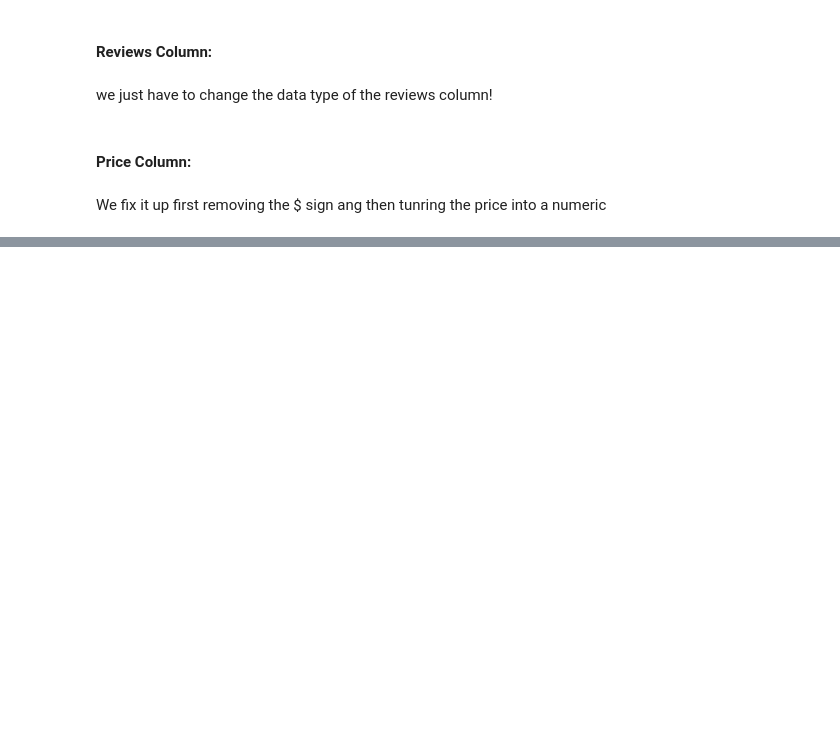
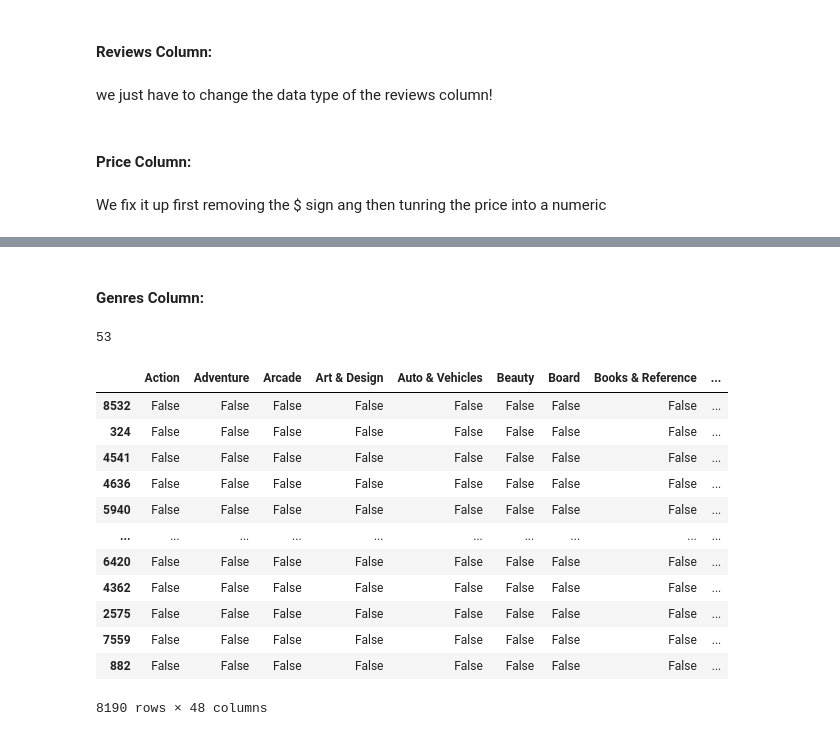
Before and after one commit to assaad-ali/dvc-hackathon, a Jupyter notebook: scripts/data_cleaning.ipynb, the cells around one changed output, grey strips where cells are left out. Drawn from its saved outputs; the diff is of its cells as text; code cells hidden in the pictures; blank space fills up the shorter version.

```diff
--- a/scripts/data_cleaning.ipynb
+++ b/scripts/data_cleaning.ipynb
@@ -396,0 +520,6 @@ clean_df['Price'] = clean_df['Price'].astype(float)
+# %%
+clean_df.rename(columns={'Type': 'Paid'}, inplace=True)
+# %% [markdown]
+#### Genres Column:
+# %%
+splited = clean_df
@@ -396,0 +530,12 @@ clean_df['Price'] = clean_df['Price'].astype(float)
+# %%
+# seeing how many unique genres we have:
+
+split_genres = clean_df['Genres'].str.split(';')
+
+s = set()
+for i in split_genres:
+    for genre in i:
+        s.add(genre)
+print(len(s))
+# %% [output]
+53
@@ -396,0 +545,16 @@ clean_df['Price'] = clean_df['Price'].astype(float)
+# %%
+genres_1
+# %% [output]
+|  | Action | Adventure | Arcade | Art & Design | Auto & Vehicles | Beauty | Board | Books & Reference | ... |
+| 8532 | False | False | False | False | False | False | False | False | ... |
+| 324 | False | False | False | False | False | False | False | False | ... |
+| 4541 | False | False | False | False | False | False | False | False | ... |
+| 4636 | False | False | False | False | False | False | False | False | ... |
+| 5940 | False | False | False | False | False | False | False | False | ... |
+| ... | ... | ... | ... | ... | ... | ... | ... | ... | ... |
+| 6420 | False | False | False | False | False | False | False | False | ... |
+| 4362 | False | False | False | False | False | False | False | False | ... |
+| 2575 | False | False | False | False | False | False | False | False | ... |
+| 7559 | False | False | False | False | False | False | False | False | ... |
+| 882 | False | False | False | False | False | False | False | False | ... |
+8190 rows × 48 columns
```
Also changed, not shown: parts of 50 cells of this notebook.
